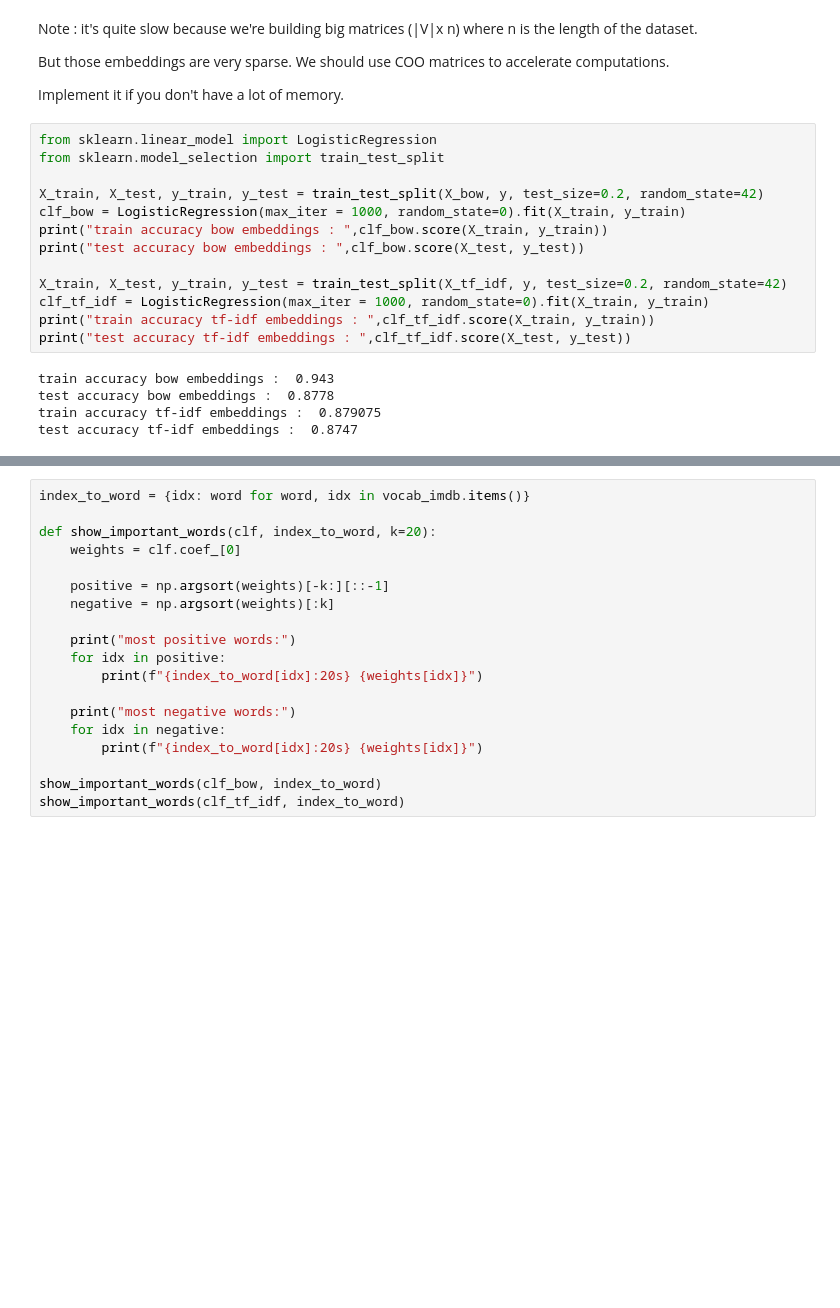
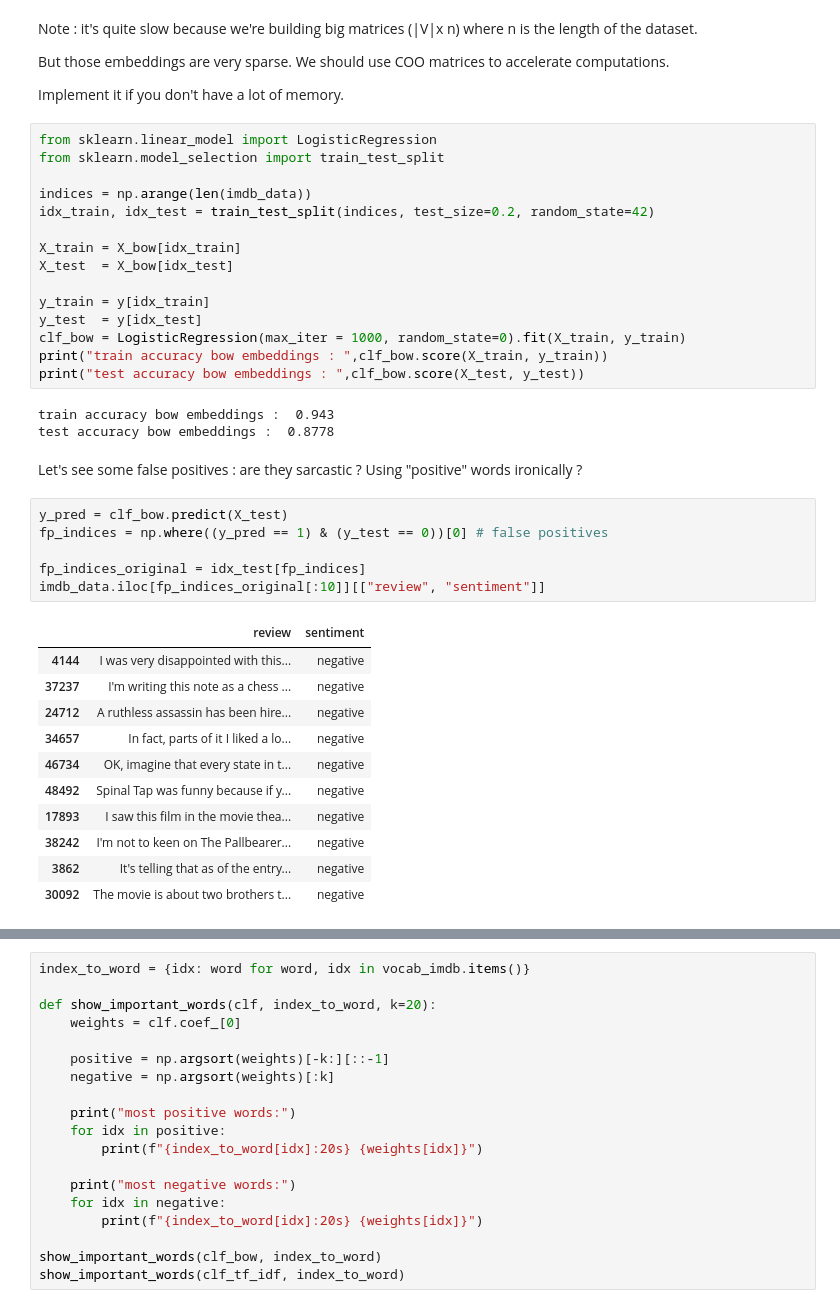
Before and after one commit to quent1f/LLMs, a Jupyter notebook: cours1/cours1.ipynb, the cells around one changed output, grey strips where cells are left out. Drawn from its saved outputs; the diff is of its cells as text; blank space fills up the shorter version.

```diff
--- a/cours1/cours1.ipynb
+++ b/cours1/cours1.ipynb
@@ -222,17 +222,37 @@ Implement it if you don't have a lot of memory.
 from sklearn.linear_model import LogisticRegression
 from sklearn.model_selection import train_test_split
 
-X_train, X_test, y_train, y_test = train_test_split(X_bow, y, test_size=0.2, random_state=42)
+indices = np.arange(len(imdb_data))
+idx_train, idx_test = train_test_split(indices, test_size=0.2, random_state=42)
+
+X_train = X_bow[idx_train]
+X_test  = X_bow[idx_test]
+
+y_train = y[idx_train]
+y_test  = y[idx_test]
 clf_bow = LogisticRegression(max_iter = 1000, random_state=0).fit(X_train, y_train)
 print("train accuracy bow embeddings : ",clf_bow.score(X_train, y_train))
 print("test accuracy bow embeddings : ",clf_bow.score(X_test, y_test))
-
-X_train, X_test, y_train, y_test = train_test_split(X_tf_idf, y, test_size=0.2, random_state=42)
-clf_tf_idf = LogisticRegression(max_iter = 1000, random_state=0).fit(X_train, y_train)
-print("train accuracy tf-idf embeddings : ",clf_tf_idf.score(X_train, y_train))
-print("test accuracy tf-idf embeddings : ",clf_tf_idf.score(X_test, y_test))
 # %% [output]
 train accuracy bow embeddings :  0.943
 test accuracy bow embeddings :  0.8778
-train accuracy tf-idf embeddings :  0.879075
-test accuracy tf-idf embeddings :  0.8747
+# %% [markdown]
+Let's see some false positives : are they sarcastic ? Using "positive" words ironically ?
+# %%
+y_pred = clf_bow.predict(X_test)
+fp_indices = np.where((y_pred == 1) & (y_test == 0))[0] # false positives
+
+fp_indices_original = idx_test[fp_indices]
+imdb_data.iloc[fp_indices_original[:10]][["review", "sentiment"]]
+# %% [output]
+|  | review | sentiment |
+| 4144 | I was very disappointed with this... | negative |
+| 37237 | I'm writing this note as a chess ... | negative |
+| 24712 | A ruthless assassin has been hire... | negative |
+| 34657 | In fact, parts of it I liked a lo... | negative |
+| 46734 | OK, imagine that every state in t... | negative |
+| 48492 | Spinal Tap was funny because if y... | negative |
+| 17893 | I saw this film in the movie thea... | negative |
+| 38242 | I'm not to keen on The Pallbearer... | negative |
+| 3862 | It's telling that as of the entry... | negative |
+| 30092 | The movie is about two brothers t... | negative |
```
Also changed, not shown: parts of 15 cells of this notebook, 1 other file.
